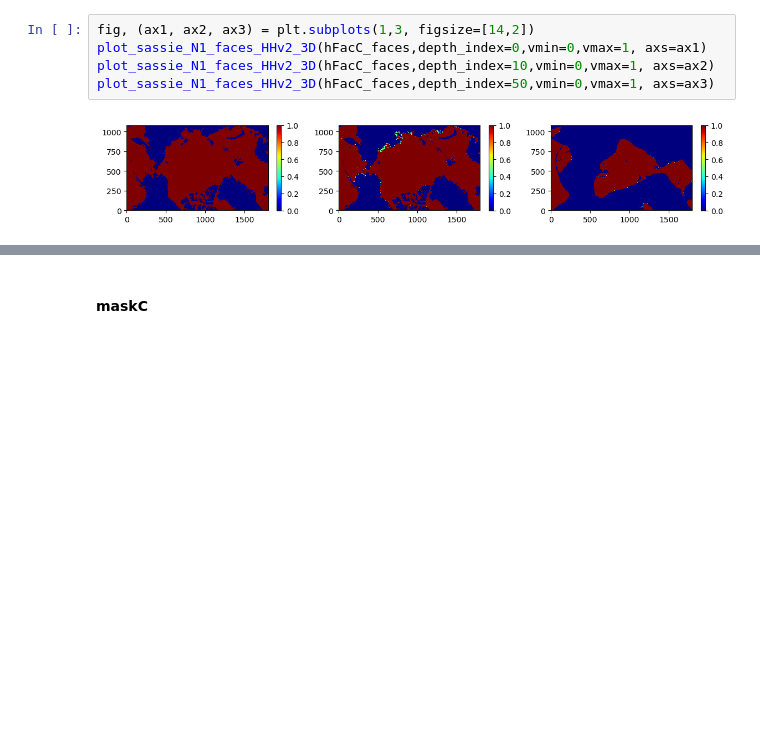
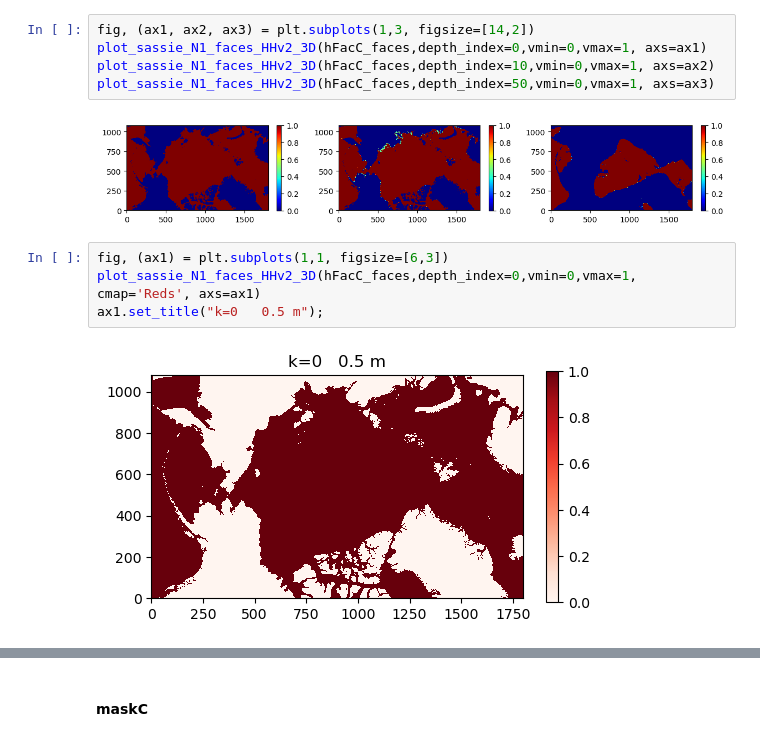
Before and after one commit to ifenty/SASSIE_downscale_ecco_v5, a Jupyter notebook: 02_make geometry ds.ipynb, the cells around one changed output, grey strips where cells are left out. Cells and saved outputs as stored; diff of their text form; blank space fills up the shorter version.

```diff
--- a/02_make geometry ds.ipynb
+++ b/02_make geometry ds.ipynb
@@ -1012,3 +1012,9 @@ plot_sassie_N1_faces_HHv2_3D(hFacC_faces,depth_index=10,vmin=0,vmax=1, axs=ax2)
 plot_sassie_N1_faces_HHv2_3D(hFacC_faces,depth_index=50,vmin=0,vmax=1, axs=ax3)
 # %% [output]
 [figure]
+# %%
+fig, (ax1) = plt.subplots(1,1, figsize=[6,3])
+plot_sassie_N1_faces_HHv2_3D(hFacC_faces,depth_index=0,vmin=0,vmax=1, cmap='Reds', axs=ax1)
+ax1.set_title("k=0   0.5 m");
+# %% [output]
+[figure, added]
```
Also changed, not shown: parts of 10 cells of this notebook, 4 other files.
